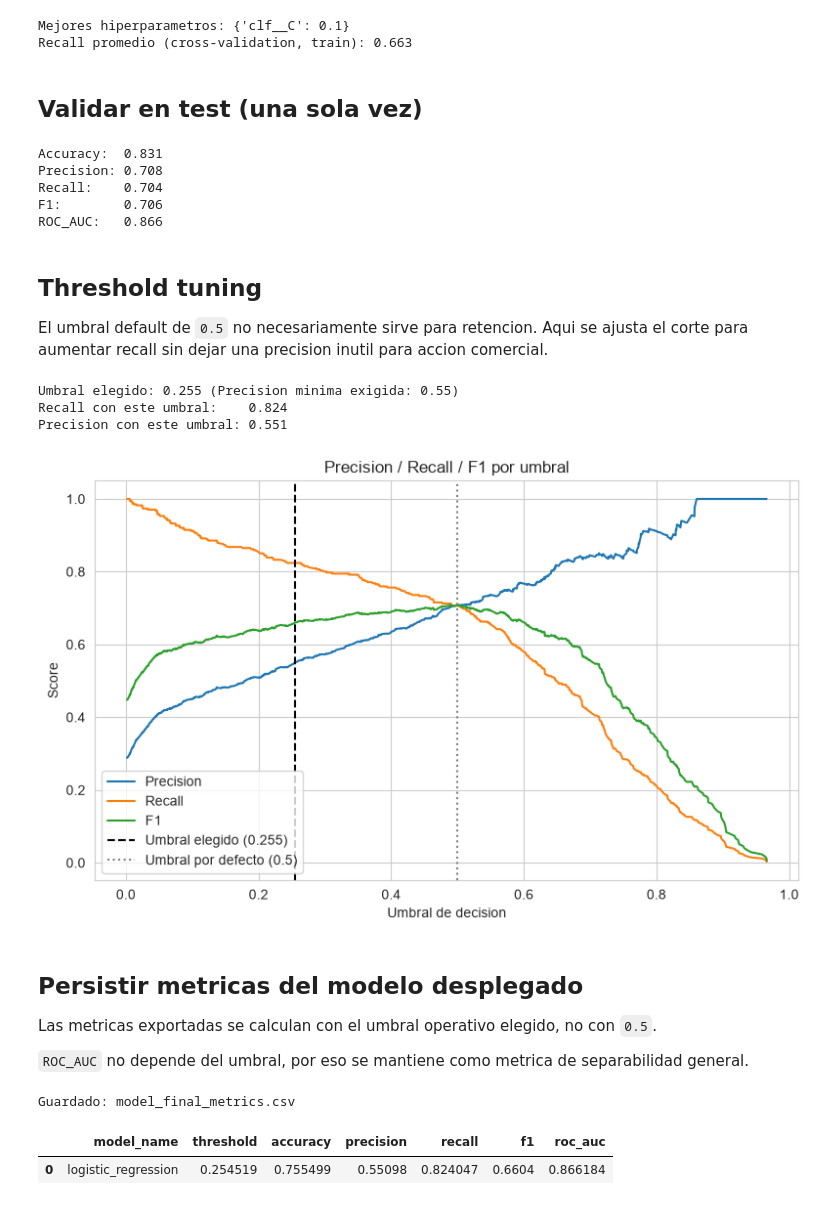
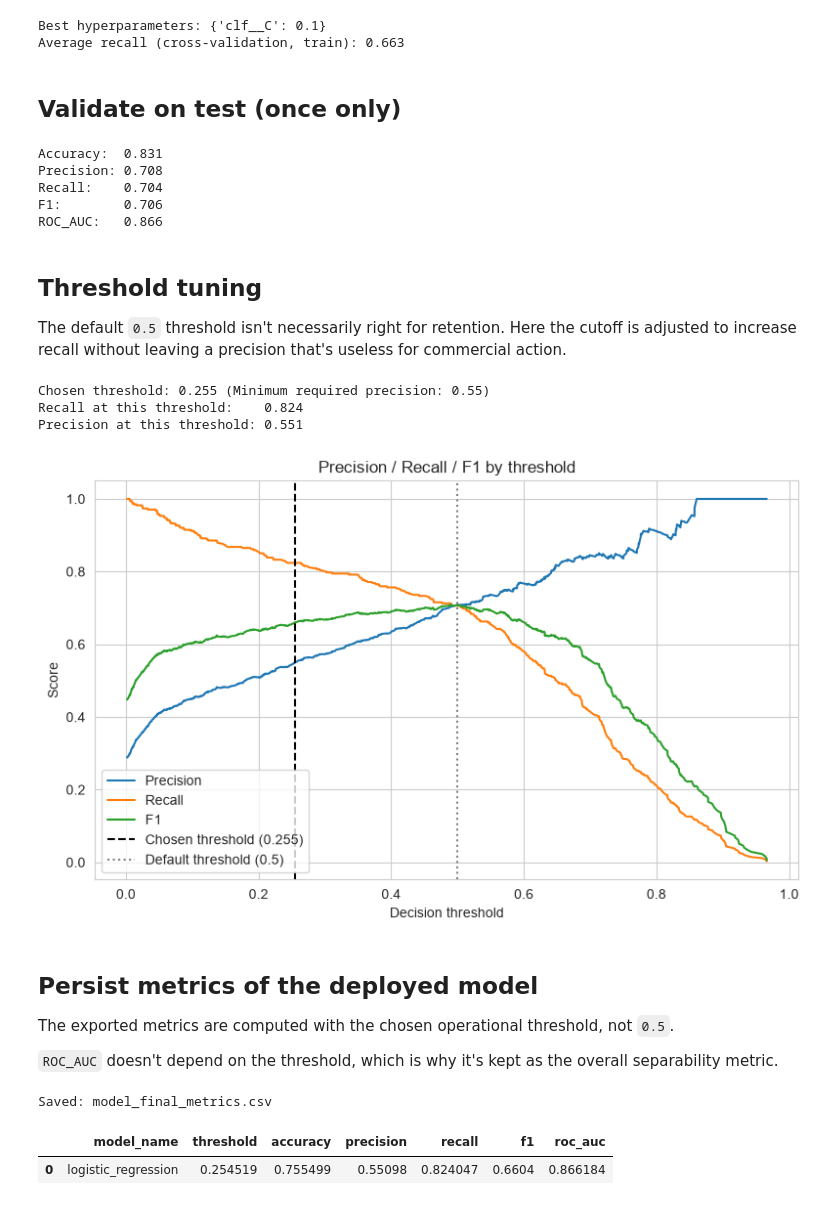
Before and after one commit to orodriguezh33/Customer-Churn-Analysis-Portfolio, a Jupyter notebook: notebooks/08_final_model.ipynb, the cells around one changed output. Cells and saved outputs as stored; diff of their text form; code cells hidden in the pictures.

```diff
--- a/notebooks/08_final_model.ipynb
+++ b/notebooks/08_final_model.ipynb
@@ -73,13 +73,13 @@ base_estimator, param_grid = ESTIMATORS[BEST_MODEL_NAME]
 search = GridSearchCV(base_estimator, param_grid, cv=5, scoring="recall", n_jobs=-1)
 search.fit(X_train, y_train)
 
-print(f"Mejores hiperparametros: {search.best_params_}")
-print(f"Recall promedio (cross-validation, train): {search.best_score_:.3f}")
+print(f"Best hyperparameters: {search.best_params_}")
+print(f"Average recall (cross-validation, train): {search.best_score_:.3f}")
 # %% [output]
-Mejores hiperparametros: {'clf__C': 0.1}
-Recall promedio (cross-validation, train): 0.663
+Best hyperparameters: {'clf__C': 0.1}
+Average recall (cross-validation, train): 0.663
 # %% [markdown]
-## Validar en test (una sola vez)
+## Validate on test (once only)
 # %%
 tuned_model = search.best_estimator_
 y_pred = tuned_model.predict(X_test)
@@ -99,7 +99,7 @@ ROC_AUC:   0.866
 # %% [markdown]
 ## Threshold tuning
 
-El umbral default de `0.5` no necesariamente sirve para retencion. Aqui se ajusta el corte para aumentar recall sin dejar una precision inutil para accion comercial.
+The default `0.5` threshold isn't necessarily right for retention. Here the cutoff is adjusted to increase recall without leaving a precision that's useless for commercial action.
 # %%
 precisions, recalls, thresholds = precision_recall_curve(y_test, y_proba)
 
@@ -111,36 +111,36 @@ else:
     CHOSEN_THRESHOLD = 0.5
 
 y_pred_tuned_threshold = (y_proba >= CHOSEN_THRESHOLD).astype(int)
-print(f"Umbral elegido: {CHOSEN_THRESHOLD:.3f} (Precision minima exigida: {MIN_PRECISION})")
-print(f"Recall con este umbral:    {recall_score(y_test, y_pred_tuned_threshold):.3f}")
-print(f"Precision con este umbral: {precision_score(y_test, y_pred_tuned_threshold):.3f}")
+print(f"Chosen threshold: {CHOSEN_THRESHOLD:.3f} (Minimum required precision: {MIN_PRECISION})")
+print(f"Recall at this threshold:    {recall_score(y_test, y_pred_tuned_threshold):.3f}")
+print(f"Precision at this threshold: {precision_score(y_test, y_pred_tuned_threshold):.3f}")
 # %% [output]
-Umbral elegido: 0.255 (Precision minima exigida: 0.55)
-Recall con este umbral:    0.824
-Precision con este umbral: 0.551
+Chosen threshold: 0.255 (Minimum required precision: 0.55)
+Recall at this threshold:    0.824
+Precision at this threshold: 0.551
 # %%
 f1_scores = 2 * precisions[:-1] * recalls[:-1] / (precisions[:-1] + recalls[:-1] + 1e-12)
 
 plt.figure(figsize=(8, 5))
 plt.plot(thresholds, precisions[:-1], label="Precision")
 plt.plot(thresholds, recalls[:-1], label="Recall")
 plt.plot(thresholds, f1_scores, label="F1")
-plt.axvline(CHOSEN_THRESHOLD, color="black", linestyle="--", label=f"Umbral elegido ({CHOSEN_THRESHOLD:.3f})")
-plt.axvline(0.5, color="gray", linestyle=":", label="Umbral por defecto (0.5)")
-plt.xlabel("Umbral de decision")
+plt.axvline(CHOSEN_THRESHOLD, color="black", linestyle="--", label=f"Chosen threshold ({CHOSEN_THRESHOLD:.3f})")
+plt.axvline(0.5, color="gray", linestyle=":", label="Default threshold (0.5)")
+plt.xlabel("Decision threshold")
 plt.ylabel("Score")
-plt.title("Precision / Recall / F1 por umbral")
+plt.title("Precision / Recall / F1 by threshold")
 plt.legend()
 plt.tight_layout()
 plt.show()
 # %% [output]
-[figure, old version]
+[figure, new version]
 # %% [markdown]
-## Persistir metricas del modelo desplegado
+## Persist metrics of the deployed model
 
-Las metricas exportadas se calculan con el umbral operativo elegido, no con `0.5`.
+The exported metrics are computed with the chosen operational threshold, not `0.5`.
 
-`ROC_AUC` no depende del umbral, por eso se mantiene como metrica de separabilidad general.
+`ROC_AUC` doesn't depend on the threshold, which is why it's kept as the overall separability metric.
 # %%
 df_final_metrics = pd.DataFrame([{
     "model_name": BEST_MODEL_NAME,
@@ -152,10 +152,10 @@ df_final_metrics = pd.DataFrame([{
     "roc_auc": roc_auc_score(y_test, y_proba),
 }])
 df_final_metrics.to_csv(f"{PROCESSED_DIR}/model_final_metrics.csv", index=False)
-print("Guardado: model_final_metrics.csv")
+print("Saved: model_final_metrics.csv")
 df_final_metrics
 # %% [output]
-Guardado: model_final_metrics.csv
+Saved: model_final_metrics.csv
 |  | model_name | threshold | accuracy | precision | recall | f1 | roc_auc |
 | 0 | logistic_regression | 0.254519 | 0.755499 | 0.55098 | 0.824047 | 0.6604 | 0.866184 |
 # %%
```
Also changed, not shown: parts of 9 cells of this notebook, 24 other files.
